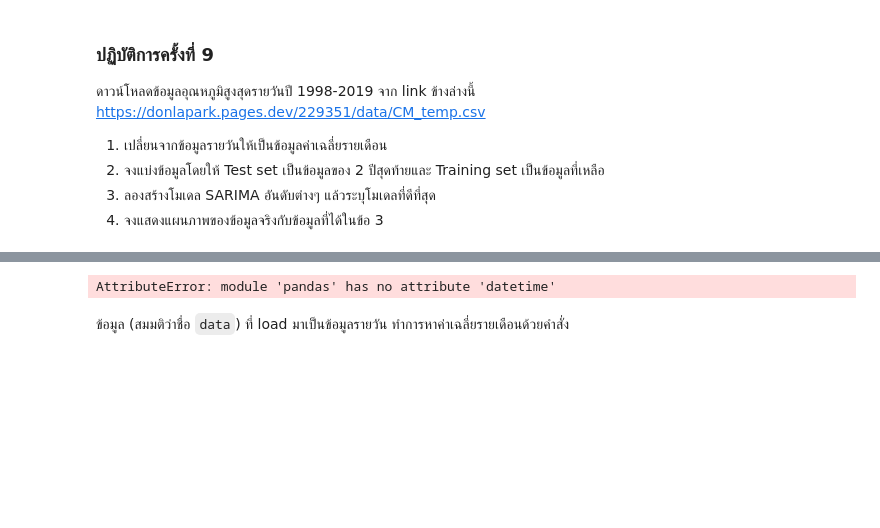
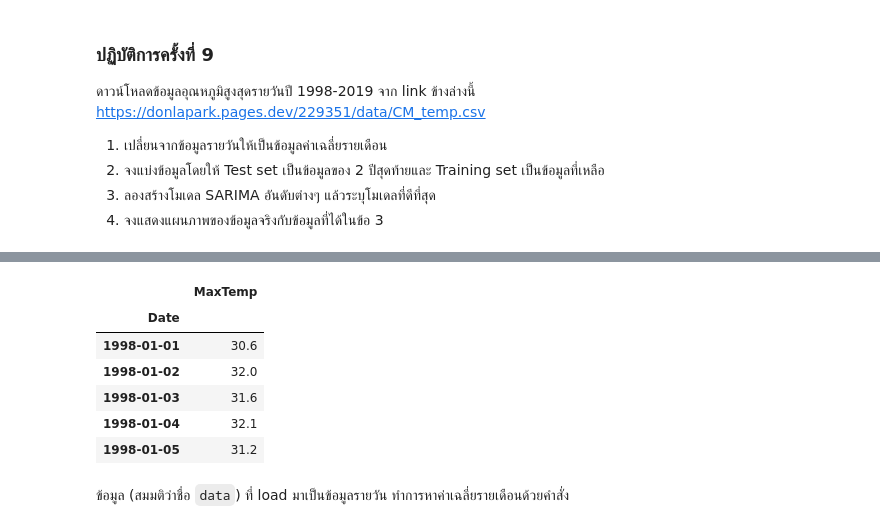
Before and after one commit to SarunDz-12/229351-StatisticalLearning-or-Statistical-Learning-Labs., a Jupyter notebook: 229351-LAB09-02.ipynb, the cells around one changed output, grey strips where cells are left out. Drawn from its saved outputs; the diff is of its cells as text; code cells hidden in the pictures; blank space fills up the shorter version.

```diff
--- a/229351-LAB09-02.ipynb
+++ b/229351-LAB09-02.ipynb
@@ -94,19 +94,27 @@ import pmdarima as pm
 from statsmodels.tsa.stattools import adfuller, kpss
 from statsmodels.tsa.arima.model import ARIMA
 # %%
+import pandas as pd
+from datetime import datetime
+
 # ฟังก์ชันที่เปลี่ยน string ให้เป็น datetime
 def parser(dates):
-  return pd.datetime.strptime(dates, '%Y-%m-%d')
+    return datetime.strptime(dates, '%Y-%m-%d')
 
-# parse_dates ชื่อของคอลัมน์ที่จะเปลี่ยนให้เป็น datetime
-# index_col ชื่อของคอลัมน์ที่จะให้เป็น index
-# date_parser ฟังก์ชันที่เปลี่ยน string ให้เป็น datetime
-data = pd.read_csv('CM_temp.csv', parse_dates=['Date'],
-                                        index_col='Date',
-                                        date_parser=parser)
+# โหลด CSV พร้อม parse วันที่และตั้งเป็น index
+data = pd.read_csv('CM_temp.csv',
+                   parse_dates=['Date'],
+                   index_col='Date',
+                   date_parser=parser)
 
 data.head()
 # %% [output]
-AttributeError: module 'pandas' has no attribute 'datetime'
+|  | MaxTemp |
+| Date |  |
+| 1998-01-01 | 30.6 |
+| 1998-01-02 | 32.0 |
+| 1998-01-03 | 31.6 |
+| 1998-01-04 | 32.1 |
+| 1998-01-05 | 31.2 |
 # %% [markdown]
 ข้อมูล (สมมติว่าชื่อ `data`) ที่ load มาเป็นข้อมูลรายวัน ทำการหาค่าเฉลี่ยรายเดือนด้วยคำสั่ง
```
Also changed, not shown: parts of 10 cells of this notebook.
